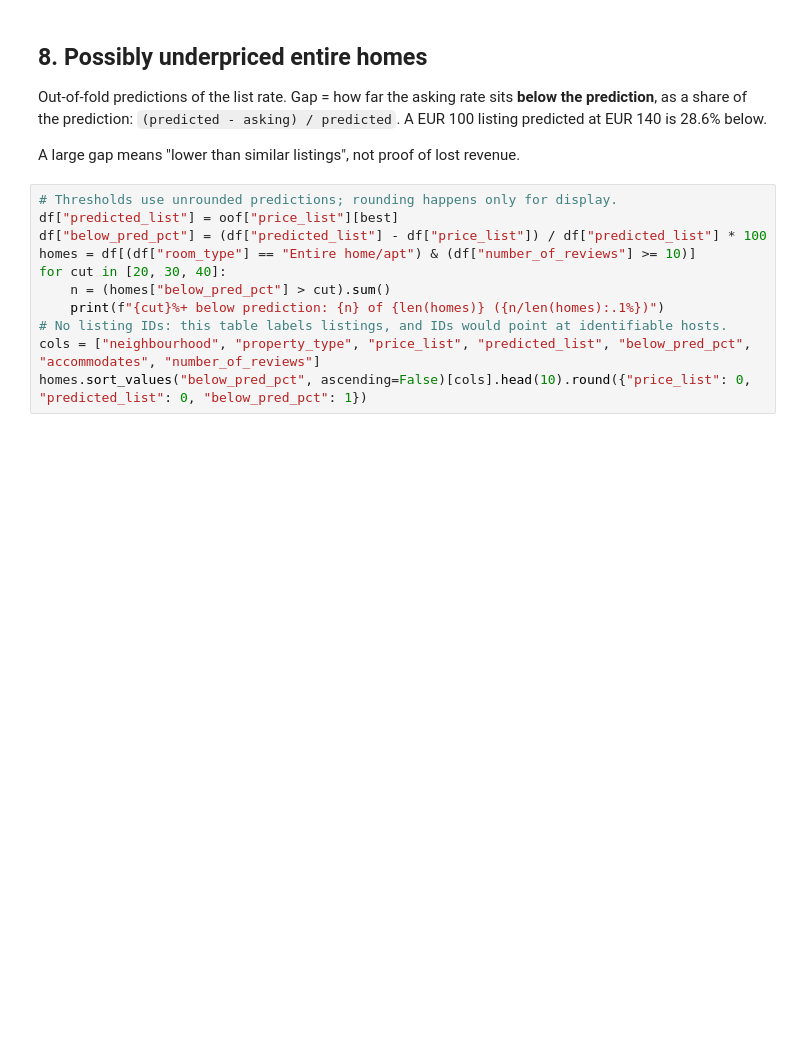
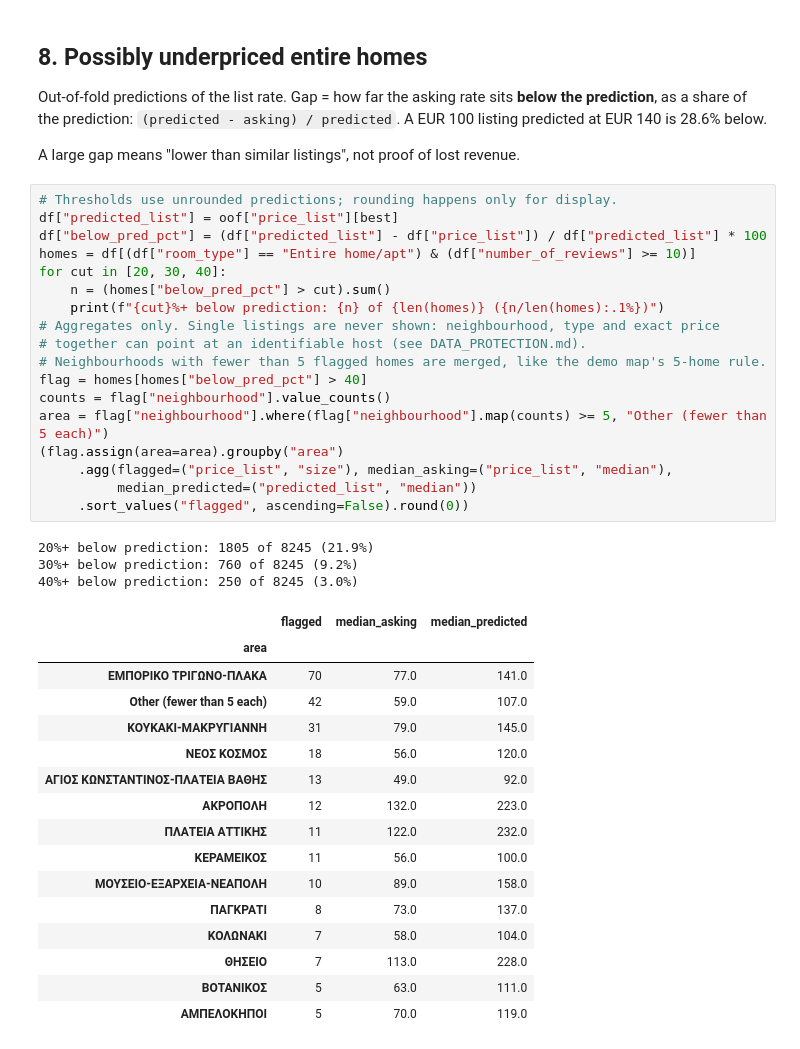
Before and after one commit to georgegiannakidis/athens-airbnb-pricing, a Jupyter notebook: notebooks/01_athens_price_model.ipynb, the cells around one changed output. Drawn from its saved outputs; the diff is of its cells as text; blank space fills up the shorter version.

Commit message:
Aggregate-only notebook outputs, output privacy test, secret ignore rules

```diff
--- a/notebooks/01_athens_price_model.ipynb
+++ b/notebooks/01_athens_price_model.ipynb
@@ -317,11 +400,38 @@ A large gap means "lower than similar listings", not proof of lost revenue.
 # %%
 # Thresholds use unrounded predictions; rounding happens only for display.
 df["predicted_list"] = oof["price_list"][best]
 df["below_pred_pct"] = (df["predicted_list"] - df["price_list"]) / df["predicted_list"] * 100
 homes = df[(df["room_type"] == "Entire home/apt") & (df["number_of_reviews"] >= 10)]
 for cut in [20, 30, 40]:
     n = (homes["below_pred_pct"] > cut).sum()
     print(f"{cut}%+ below prediction: {n} of {len(homes)} ({n/len(homes):.1%})")
-# No listing IDs: this table labels listings, and IDs would point at identifiable hosts.
-cols = ["neighbourhood", "property_type", "price_list", "predicted_list", "below_pred_pct", "accommodates", "number_of_reviews"]
-homes.sort_values("below_pred_pct", ascending=False)[cols].head(10).round({"price_list": 0, "predicted_list": 0, "below_pred_pct": 1})
+# Aggregates only. Single listings are never shown: neighbourhood, type and exact price
+# together can point at an identifiable host (see DATA_PROTECTION.md).
+# Neighbourhoods with fewer than 5 flagged homes are merged, like the demo map's 5-home rule.
+flag = homes[homes["below_pred_pct"] > 40]
+counts = flag["neighbourhood"].value_counts()
+area = flag["neighbourhood"].where(flag["neighbourhood"].map(counts) >= 5, "Other (fewer than 5 each)")
+(flag.assign(area=area).groupby("area")
+     .agg(flagged=("price_list", "size"), median_asking=("price_list", "median"),
+          median_predicted=("predicted_list", "median"))
+     .sort_values("flagged", ascending=False).round(0))
+# %% [output]
+20%+ below prediction: 1805 of 8245 (21.9%)
+30%+ below prediction: 760 of 8245 (9.2%)
+40%+ below prediction: 250 of 8245 (3.0%)
+|  | flagged | median_asking | median_predicted |
+| area |  |  |  |
+| ΕΜΠΟΡΙΚΟ ΤΡΙΓΩΝΟ-ΠΛΑΚΑ | 70 | 77.0 | 141.0 |
+| Other (fewer than 5 each) | 42 | 59.0 | 107.0 |
+| ΚΟΥΚΑΚΙ-ΜΑΚΡΥΓΙΑΝΝΗ | 31 | 79.0 | 145.0 |
+| ΝΕΟΣ ΚΟΣΜΟΣ | 18 | 56.0 | 120.0 |
+| ΑΓΙΟΣ ΚΩΝΣΤΑΝΤΙΝΟΣ-ΠΛΑΤΕΙΑ ΒΑΘΗΣ | 13 | 49.0 | 92.0 |
+| ΑΚΡΟΠΟΛΗ | 12 | 132.0 | 223.0 |
+| ΠΛΑΤΕΙΑ ΑΤΤΙΚΗΣ | 11 | 122.0 | 232.0 |
+| ΚΕΡΑΜΕΙΚΟΣ | 11 | 56.0 | 100.0 |
+| ΜΟΥΣΕΙΟ-ΕΞΑΡΧΕΙΑ-ΝΕΑΠΟΛΗ | 10 | 89.0 | 158.0 |
+| ΠΑΓΚΡΑΤΙ | 8 | 73.0 | 137.0 |
+| ΚΟΛΩΝΑΚΙ | 7 | 58.0 | 104.0 |
+| ΘΗΣΕΙΟ | 7 | 113.0 | 228.0 |
+| ΒΟΤΑΝΙΚΟΣ | 5 | 63.0 | 111.0 |
+| ΑΜΠΕΛΟΚΗΠΟΙ | 5 | 70.0 | 119.0 |
```
Also changed, not shown: parts of 14 cells of this notebook, 6 other files.
